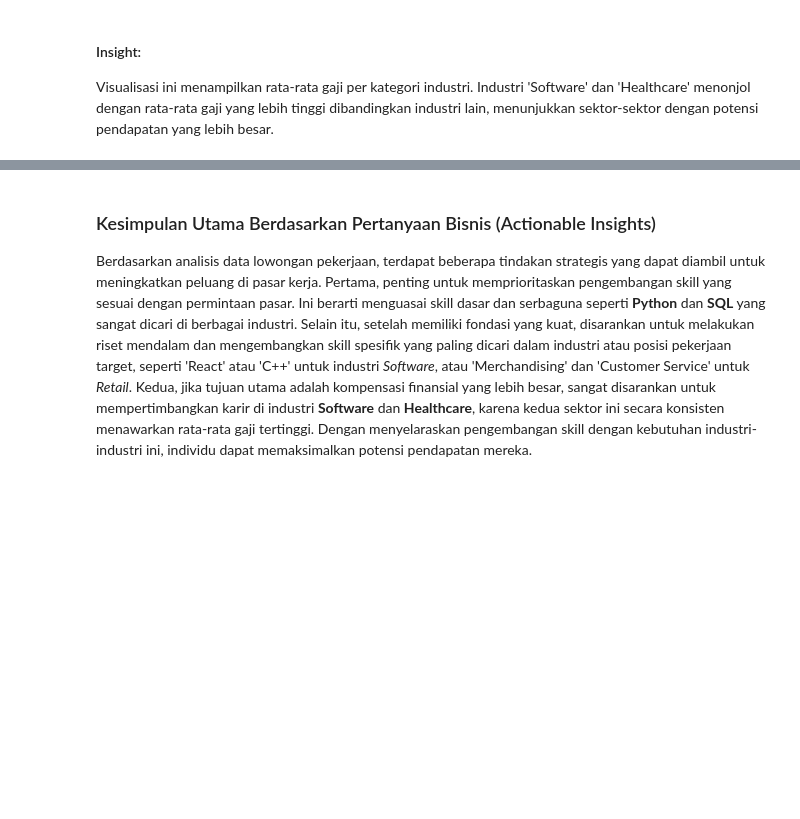
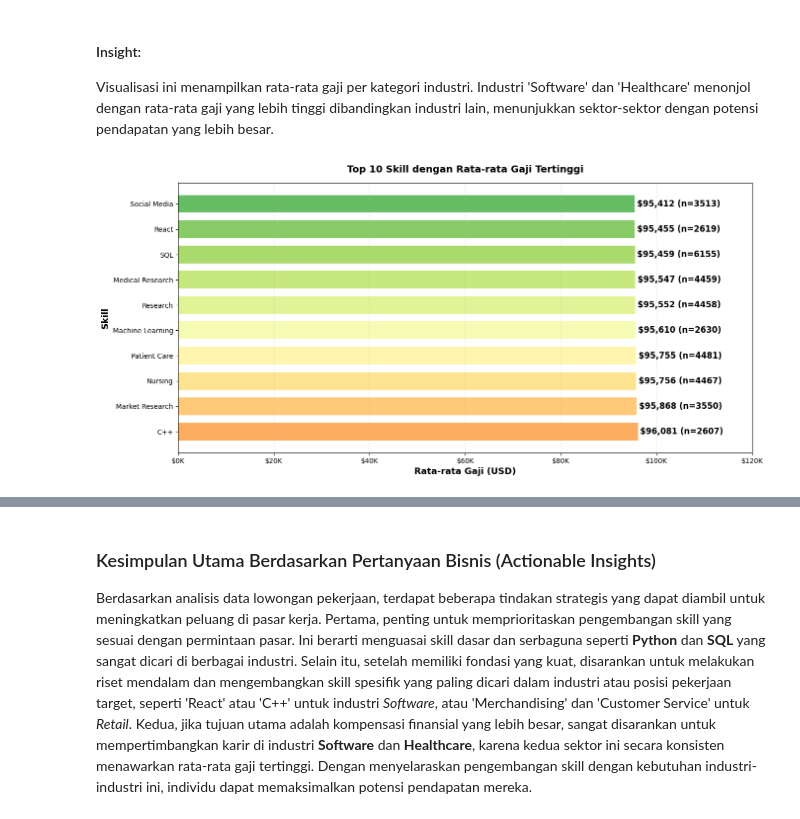
Before and after one commit to DollyAnggara/Capstone-Project, a Jupyter notebook: notebook.ipynb, the cells around one changed output, grey strips where cells are left out. Saved outputs shown, nothing was run; the diff lists cells and outputs as text; code cells hidden in the pictures; blank space fills up the shorter version.

```diff
--- a/notebook.ipynb
+++ b/notebook.ipynb
@@ -779,3 +779,41 @@ plt.show()
 # %% [markdown]
 #### Insight:
 Visualisasi ini menampilkan rata-rata gaji per kategori industri. Industri 'Software' dan 'Healthcare' menonjol dengan rata-rata gaji yang lebih tinggi dibandingkan industri lain, menunjukkan sektor-sektor dengan potensi pendapatan yang lebih besar.
+# %%
+# VISUALISASI TAMBAHAN 2: Top 10 Skill dengan Gaji Tertinggi
+# Hitung rata-rata gaji per skill
+skill_salary_data = []
+for idx, row in all_jobs_df.iterrows():
+    skills_list = row['skills_list']
+    salary = row['salary']
+    if isinstance(skills_list, list) and len(skills_list) > 0:
+        for skill in skills_list:
+            skill_salary_data.append({'skill': skill, 'salary': salary})
+
+skill_salary_df = pd.DataFrame(skill_salary_data)
+top_10_skills_by_salary = skill_salary_df.groupby('skill')['salary'].agg(['mean', 'count']).sort_values(by='mean', ascending=False).head(10)
+
+# Filter hanya skill yang muncul minimal 50 kali (untuk akurasi)
+top_10_skills_by_salary = top_10_skills_by_salary[top_10_skills_by_salary['count'] >= 50]
+
+fig, ax = plt.subplots(figsize=(14, 7))
+colors = plt.cm.RdYlGn(np.linspace(0.3, 0.8, len(top_10_skills_by_salary)))
+bars = ax.barh(range(len(top_10_skills_by_salary)), top_10_skills_by_salary['mean'].values, color=colors, height=0.7)
+
+ax.set_yticks(range(len(top_10_skills_by_salary)))
+ax.set_yticklabels(top_10_skills_by_salary.index, fontsize=10)
+ax.set_xlabel('Rata-rata Gaji (USD)', fontsize=13, fontweight='bold')
+ax.set_ylabel('Skill', fontsize=13, fontweight='bold')
+ax.set_title('Top 10 Skill dengan Rata-rata Gaji Tertinggi', fontsize=14, fontweight='bold', pad=15)
+ax.grid(axis='x', alpha=0.3, linestyle='--')
+ax.xaxis.set_major_formatter(plt.FuncFormatter(lambda x, p: f'${x/1000:.0f}K'))
+ax.set_xlim(0, 120000)
+
+# Tambahkan label nilai dan jumlah kemunculan di sebelah kanan
+for i, (val, count) in enumerate(zip(top_10_skills_by_salary['mean'].values, top_10_skills_by_salary['count'].values)):
+    ax.text(val + 500, i, f'${val:,.0f} (n={int(count)})', va='center', fontsize=12, fontweight='bold')
+
+plt.subplots_adjust(left=0.12, right=0.95, bottom=0.1)
+plt.show()
+# %% [output]
+[figure, added]
```
Also changed, not shown: parts of 7 cells of this notebook.
